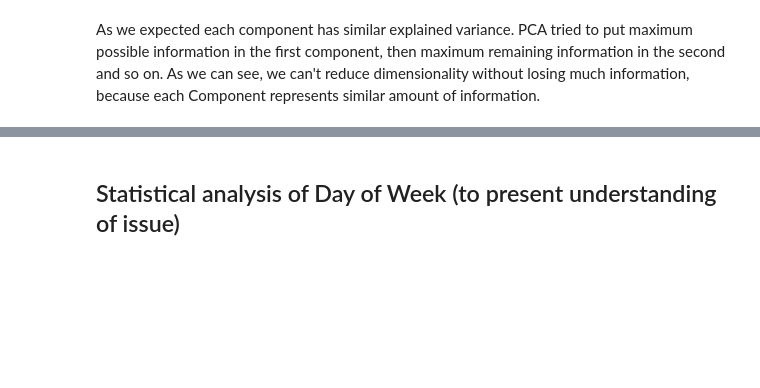
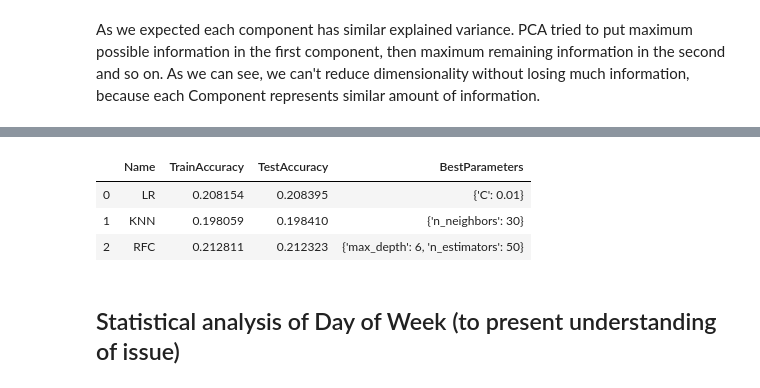
Before and after one commit to Frustrado/Crime-Classification, a Jupyter notebook: SF_crimes_analysis.ipynb, the cells around one changed output, grey strips where cells are left out. Cells and saved outputs as stored; diff of their text form; code cells hidden in the pictures; blank space fills up the shorter version.

Commit message:
Models are done but have to be runned at night

```diff
--- a/SF_crimes_analysis.ipynb
+++ b/SF_crimes_analysis.ipynb
@@ -625,15 +620,0 @@ We will find best k value by looping over range of values 1-50 and choose one.
-# %%
-logloss = []
-accuracyscore = []
-for i in range(1, 50, 1):
-    knn = KNeighborsClassifier(n_neighbors=i, n_jobs=-1)
-    knn.fit(X_train_std, y_train)
-    y_pred = knn.predict(X_test_std)
-#     logloss.append(log_loss(y_test, y_pred))
-    accuracyscore.append(accuracy_score(y_test, y_pred))
-plt.plot(accuracyscore)
-# %%
-knn = KNeighborsClassifier(n_neighbors=45, n_jobs=-1)
-knn.fit(X_train_std, y_train)
-y_pred = knn.predict(X_test_std)
-print(accuracy_score(y_test, y_pred))
@@ -650,7 +620,0 @@ print(accuracy_score(y_test, y_pred))
-# %%
-parameters = {'max_depth':[2,5,10,15,20,30,40]}
-rfc = RandomForestClassifier()
-clf = GridSearchCV(rfc, parameters)
-clf.fit(X_train_std, y_train)
-y_pred = clf.predict(X_test_std)
-print(accuracy_score(y_test, y_pred))
@@ -659,3 +642,22 @@ print(accuracy_score(y_test, y_pred))
+# %%
+models = []
+models.append(('LR',LogisticRegression(),{'C':[0.01,0.1,1]}))
+models.append(('KNN',KNeighborsClassifier(),{'n_neighbors':[2,3,4,5,6,7,8,9,10,15,20,30,40]}))
+models.append(('RFC',RandomForestClassifier(),{'max_depth':[2,5,6,7,8,9,10,15,20,30,40],'n_estimators':[50,100,200]}))
+
+column_names = ["Name", "TrainAccuracy", "TestAccuracy", "BestParameters"]
+models_df = pd.DataFrame(columns = column_names)
+for name,model,parameters in models:
+    clf = GridSearchCV(model, parameters)
+    clf.fit(X_train_std, y_train)
+    models_df.loc[0 if pd.isnull(models_df.index.max()) else models_df.index.max() + 1] = [name,accuracy_score(y_train, clf.predict(X_train_std)), accuracy_score(y_test, clf.predict(X_test_std)), clf.best_params_]
+# %%
+models_df
+# %% [output]
+|  | Name | TrainAccuracy | TestAccuracy | BestParameters |
+| 0 | LR | 0.208154 | 0.208395 | {'C': 0.01} |
+| 1 | KNN | 0.198059 | 0.198410 | {'n_neighbors': 30} |
+| 2 | RFC | 0.212811 | 0.212323 | {'max_depth': 6, 'n_estimators': 50} |
 # %%
 test_std = sc.transform(test_df)
 y_test_pred = clf.predict_proba(test_std)
```
Also changed, not shown: parts of 9 cells of this notebook.
